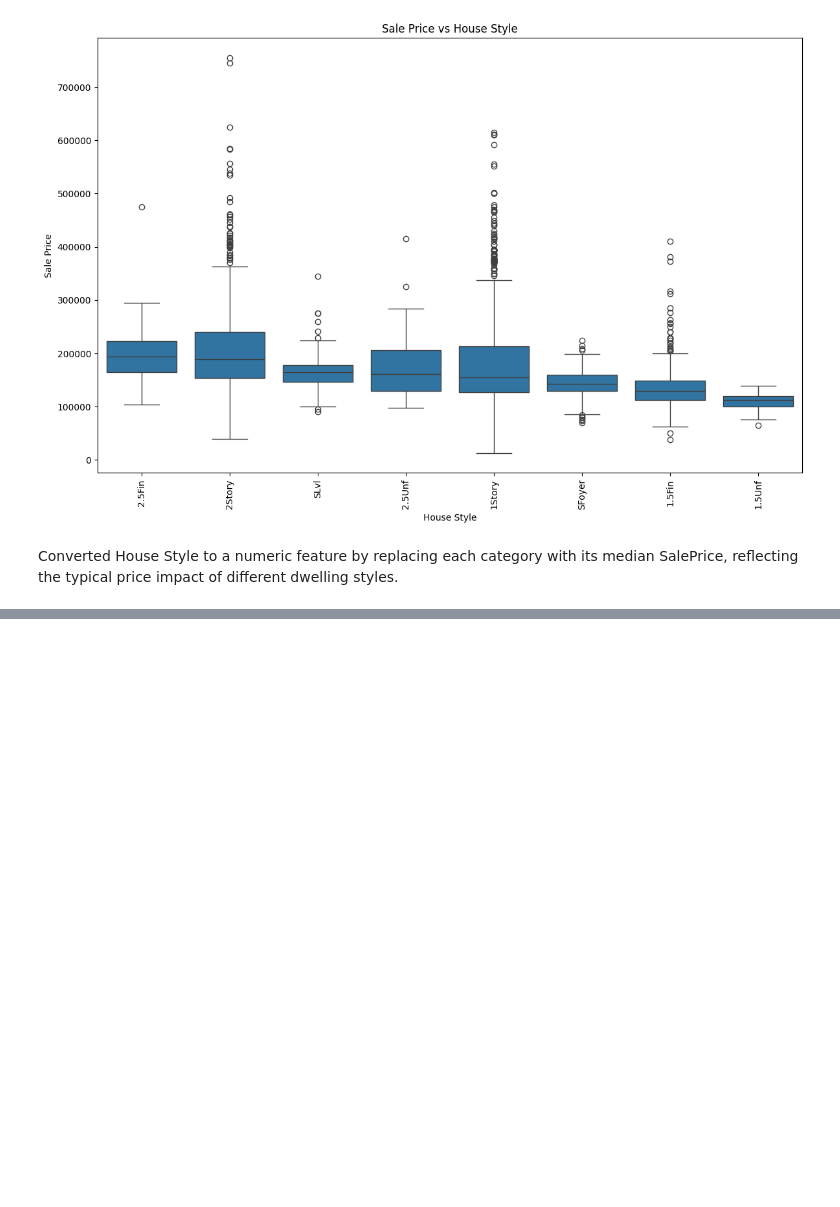
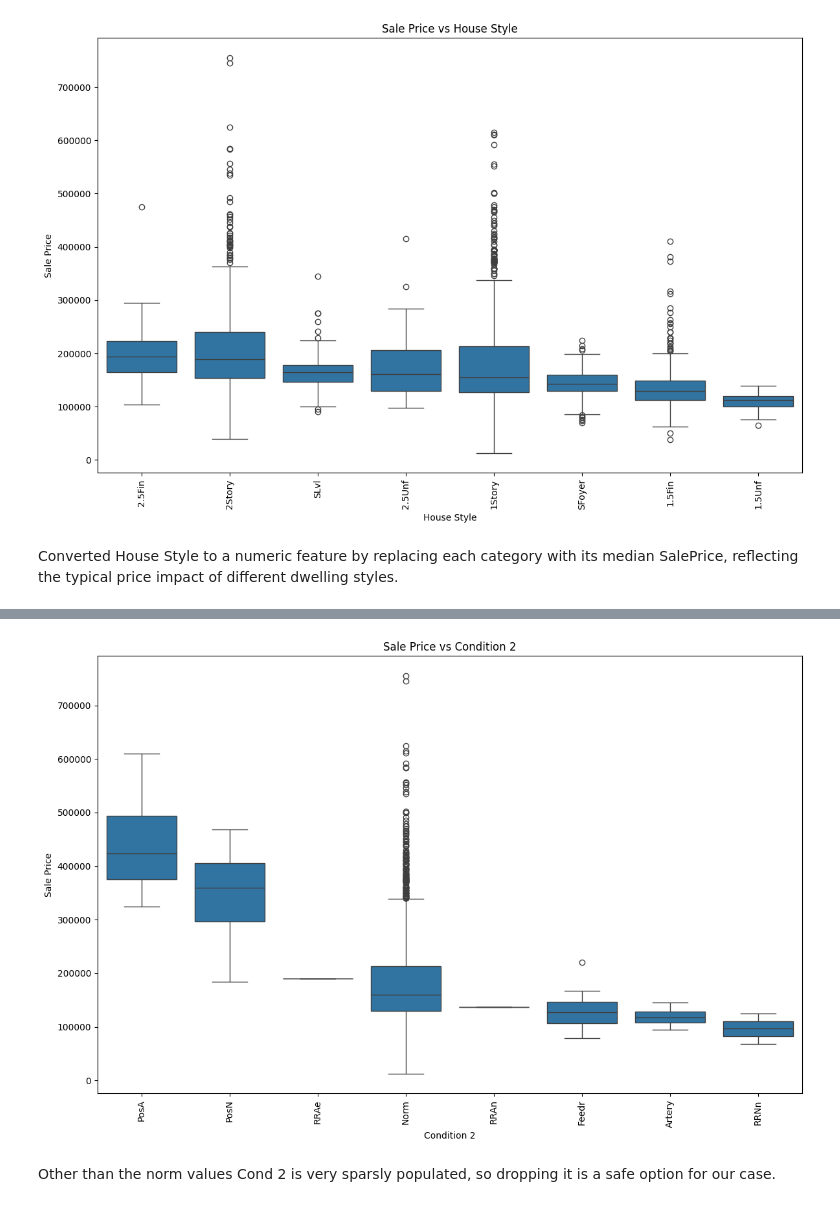
Before and after one commit to hedesiustefan/ML_Project, a Jupyter notebook: cat_feat_encode.ipynb, the cells around one changed output, grey strips where cells are left out. Drawn from its saved outputs; the diff is of its cells as text; code cells hidden in the pictures; blank space fills up the shorter version.

```diff
--- a/cat_feat_encode.ipynb
+++ b/cat_feat_encode.ipynb
@@ -613,0 +648,7 @@ Converted House Style to a numeric feature by replacing each category with its m
+# %%
+good = ['PosA', 'PosN', 'RRNn']
+bad = ['Feedr', 'RRNe', 'RRAe', 'Artery']
+neutral = ['Norm', 'RRAn']
+
+df_copy['GoodCond1'] = df_copy['Condition 1'].apply(lambda x: 1 if x in good else 0)
+df_copy['BadCond1'] = df_copy['Condition 1'].apply(lambda x: 1 if x in bad else 0)
@@ -613,0 +682,2 @@ Converted House Style to a numeric feature by replacing each category with its m
+# %%
+df_copy.drop('Condition 1', axis=1, inplace=True)
@@ -613,0 +708,14 @@ Converted House Style to a numeric feature by replacing each category with its m
+# %%
+cond2_order = df_copy.groupby('Condition 2')['SalePrice'].mean().sort_values(ascending=False).index
+plt.figure(figsize=(12, 8))
+sns.boxplot(x='Condition 2', y='SalePrice', data=df_copy, order=cond2_order)
+plt.xlabel('Condition 2')
+plt.ylabel('Sale Price')
+plt.title('Sale Price vs Condition 2')
+plt.xticks(rotation=90)
+plt.tight_layout()
+plt.show()
+# %% [output]
+[figure, added]
+# %% [markdown]
+Other than the norm values Cond 2 is very sparsly populated, so dropping it is a safe option for our case.
```
Also changed, not shown: parts of 30 cells of this notebook.
